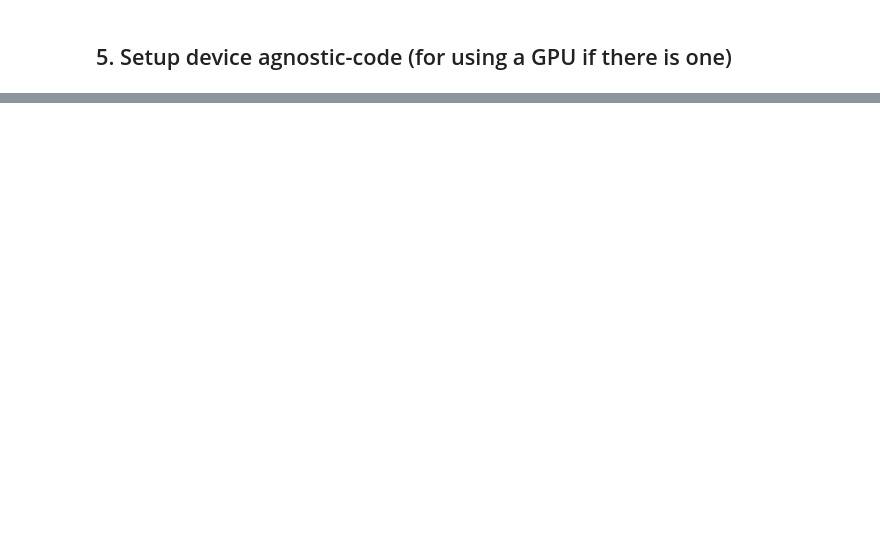
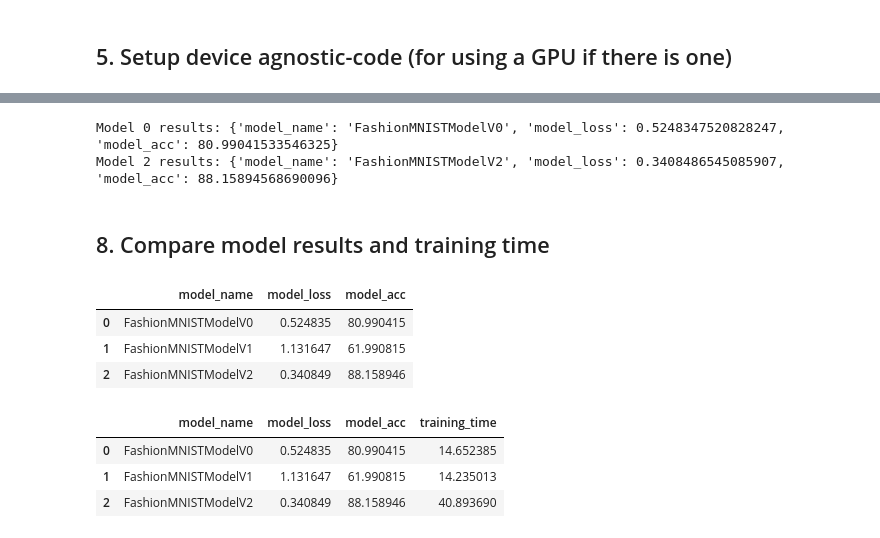
Before and after one commit to NemanjaTomic57/data-science, a Jupyter notebook: pytorch/03_fashionMNIST.ipynb, the cells around one changed output, grey strips where cells are left out. Saved outputs shown, nothing was run; the diff lists cells and outputs as text; code cells hidden in the pictures; blank space fills up the shorter version.

```diff
--- a/pytorch/03_fashionMNIST.ipynb
+++ b/pytorch/03_fashionMNIST.ipynb
@@ -430,0 +840,40 @@ model_0_results
+# %%
+# Get model_2 results
+model_2_results = eval_model(
+    model=model_2,
+    data_loader=test_dataloader,
+    loss_fn=loss_fn,
+    accuracy_fn=accuracy_fn,
+    device=device
+)
+
+print(f"Model 0 results: {model_0_results}")
+print(f"Model 2 results: {model_2_results}")
+# %% [output]
+Model 0 results: {'model_name': 'FashionMNISTModelV0', 'model_loss': 0.5248347520828247, 'model_acc': 80.99041533546325}
+Model 2 results: {'model_name': 'FashionMNISTModelV2', 'model_loss': 0.3408486545085907, 'model_acc': 88.15894568690096}
+# %% [markdown]
+## 8. Compare model results and training time
+# %%
+import pandas as pd
+compare_results = pd.DataFrame([model_0_results,
+                                model_1_results,
+                                model_2_results])
+compare_results
+# %% [output]
+|  | model_name | model_loss | model_acc |
+| 0 | FashionMNISTModelV0 | 0.524835 | 80.990415 |
+| 1 | FashionMNISTModelV1 | 1.131647 | 61.990815 |
+| 2 | FashionMNISTModelV2 | 0.340849 | 88.158946 |
+# %%
+# Add training time to results comparison
+compare_results["training_time"] = [total_train_time_model_0_cpu,
+                                    total_train_time_model_1_gpu,
+                                    total_train_time_model_2]
+
+compare_results
+# %% [output]
+|  | model_name | model_loss | model_acc | training_time |
+| 0 | FashionMNISTModelV0 | 0.524835 | 80.990415 | 14.652385 |
+| 1 | FashionMNISTModelV1 | 1.131647 | 61.990815 | 14.235013 |
+| 2 | FashionMNISTModelV2 | 0.340849 | 88.158946 | 40.893690 |
```
Also changed, not shown: parts of 51 cells of this notebook, 2 other files.
